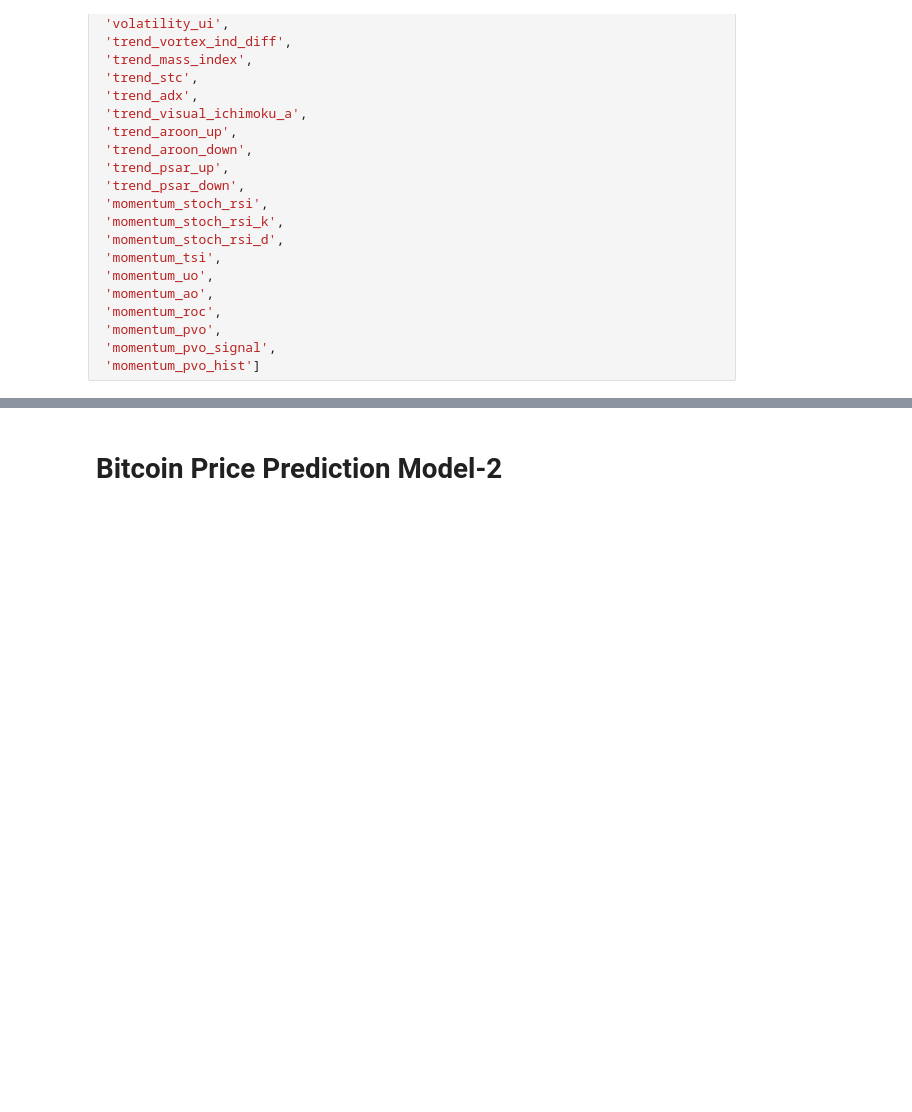
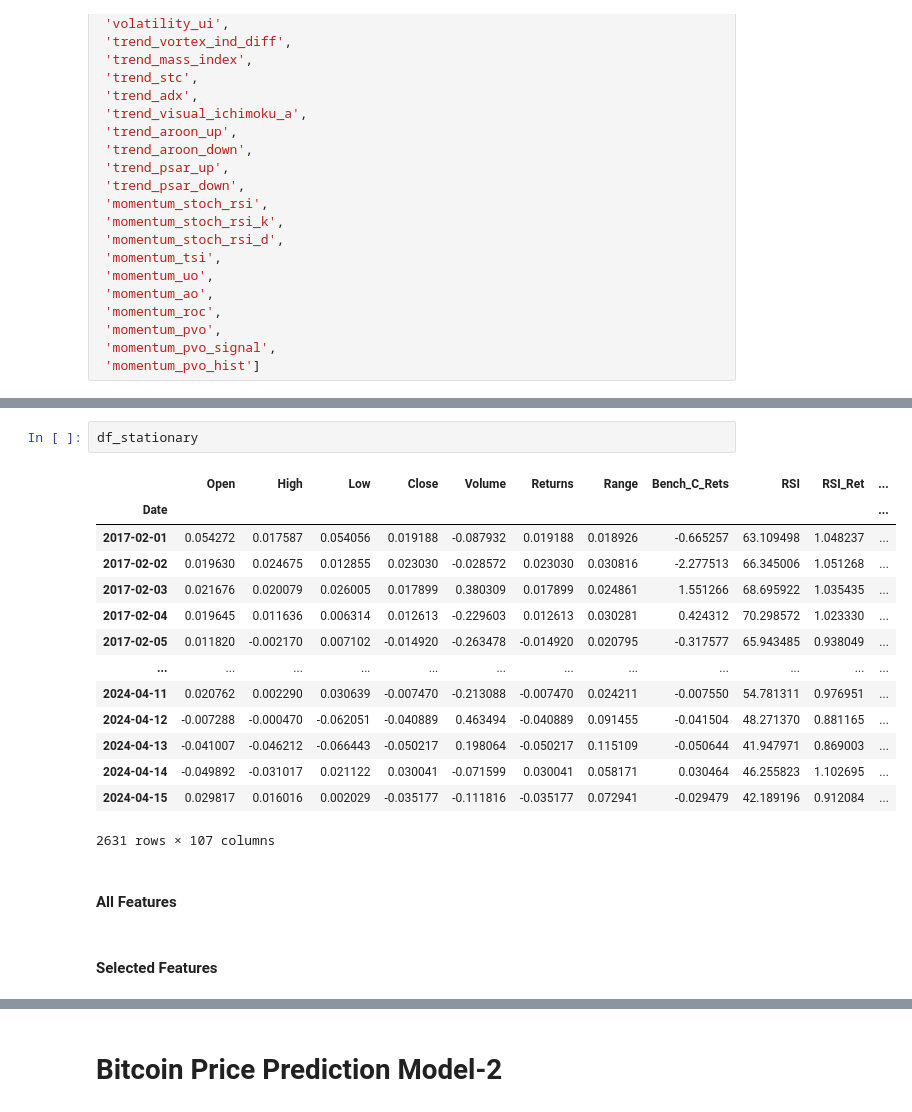
Before and after one commit to dkalenov/ML-Stock-Crypto-Trading, a Jupyter notebook: Bitcoin_Move_Prediction.ipynb, the cells around one changed output, grey strips where cells are left out. Cells and saved outputs as stored; diff of their text form; blank space fills up the shorter version.

```diff
--- a/Bitcoin_Move_Prediction.ipynb
+++ b/Bitcoin_Move_Prediction.ipynb
@@ -1454,0 +1597,21 @@ recommended_feature_labels = ['High',
+# %%
+df_stationary
+# %% [output]
+|  | Open | High | Low | Close | Volume | Returns | Range | Bench_C_Rets | RSI | RSI_Ret | ... |
+| Date |  |  |  |  |  |  |  |  |  |  | ... |
+| 2017-02-01 | 0.054272 | 0.017587 | 0.054056 | 0.019188 | -0.087932 | 0.019188 | 0.018926 | -0.665257 | 63.109498 | 1.048237 | ... |
+| 2017-02-02 | 0.019630 | 0.024675 | 0.012855 | 0.023030 | -0.028572 | 0.023030 | 0.030816 | -2.277513 | 66.345006 | 1.051268 | ... |
+| 2017-02-03 | 0.021676 | 0.020079 | 0.026005 | 0.017899 | 0.380309 | 0.017899 | 0.024861 | 1.551266 | 68.695922 | 1.035435 | ... |
+| 2017-02-04 | 0.019645 | 0.011636 | 0.006314 | 0.012613 | -0.229603 | 0.012613 | 0.030281 | 0.424312 | 70.298572 | 1.023330 | ... |
+| 2017-02-05 | 0.011820 | -0.002170 | 0.007102 | -0.014920 | -0.263478 | -0.014920 | 0.020795 | -0.317577 | 65.943485 | 0.938049 | ... |
+| ... | ... | ... | ... | ... | ... | ... | ... | ... | ... | ... | ... |
+| 2024-04-11 | 0.020762 | 0.002290 | 0.030639 | -0.007470 | -0.213088 | -0.007470 | 0.024211 | -0.007550 | 54.781311 | 0.976951 | ... |
+| 2024-04-12 | -0.007288 | -0.000470 | -0.062051 | -0.040889 | 0.463494 | -0.040889 | 0.091455 | -0.041504 | 48.271370 | 0.881165 | ... |
+| 2024-04-13 | -0.041007 | -0.046212 | -0.066443 | -0.050217 | 0.198064 | -0.050217 | 0.115109 | -0.050644 | 41.947971 | 0.869003 | ... |
+| 2024-04-14 | -0.049892 | -0.031017 | 0.021122 | 0.030041 | -0.071599 | 0.030041 | 0.058171 | 0.030464 | 46.255823 | 1.102695 | ... |
+| 2024-04-15 | 0.029817 | 0.016016 | 0.002029 | -0.035177 | -0.111816 | -0.035177 | 0.072941 | -0.029479 | 42.189196 | 0.912084 | ... |
+2631 rows × 107 columns
+# %% [markdown]
+#### All Features
+# %% [markdown]
+#### Selected Features
```
Also changed, not shown: parts of 10 cells of this notebook.
